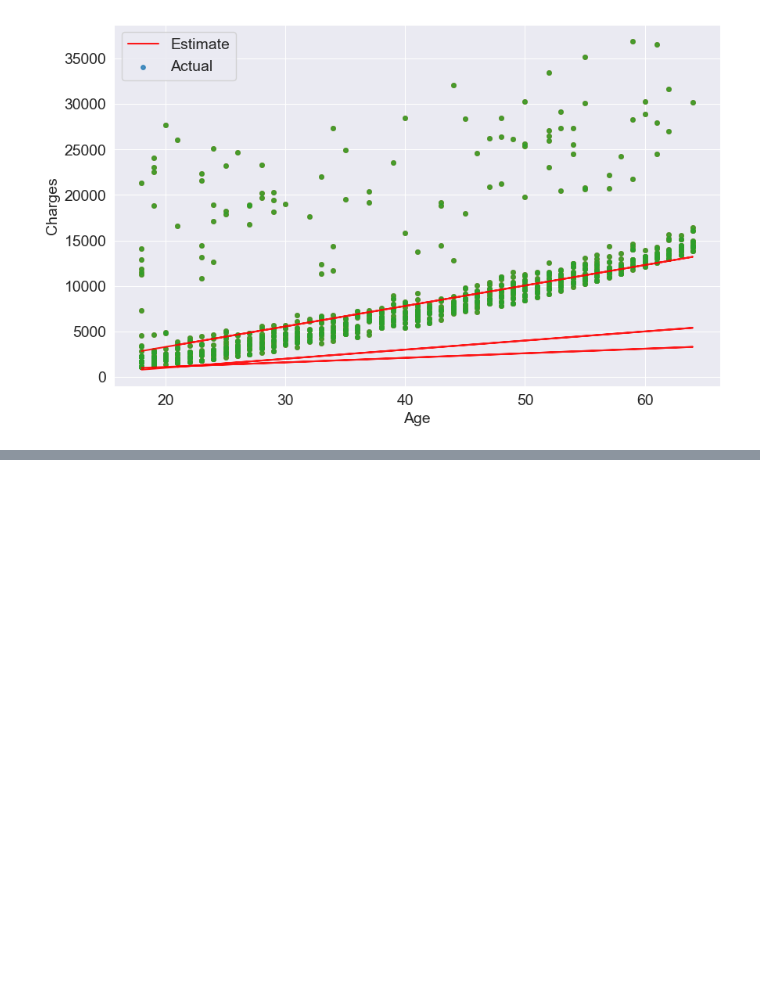
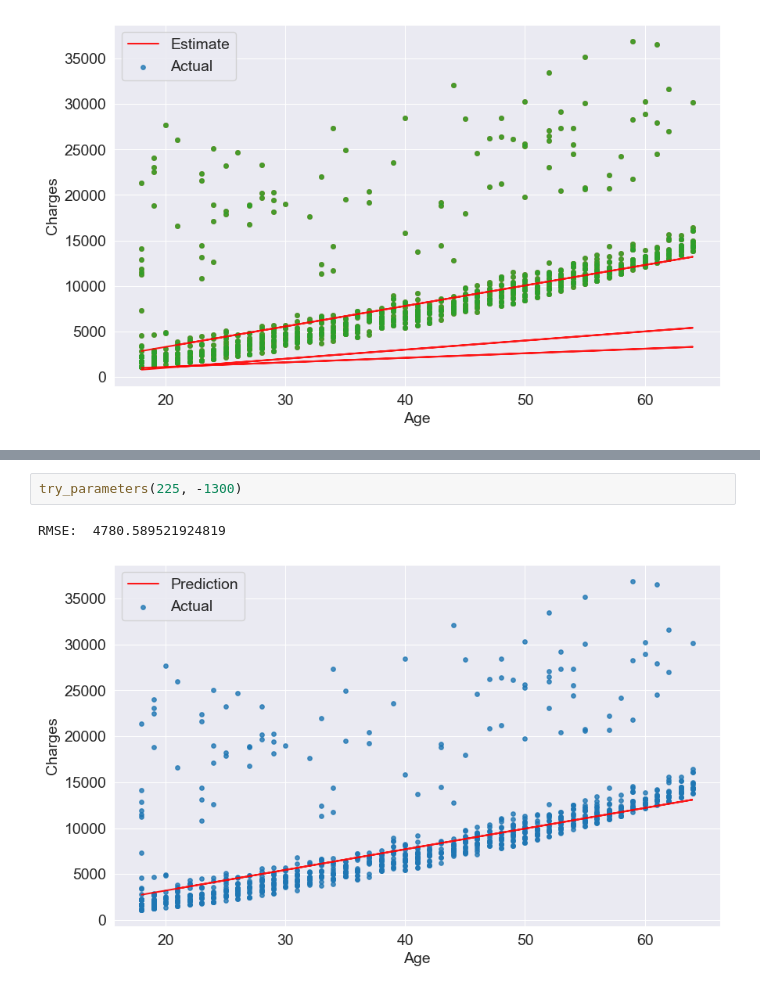
Before and after one commit to Hassan23121999/medical_expenses_predictor, a Jupyter notebook: notebook.ipynb, the cells around one changed output, grey strips where cells are left out. Saved outputs shown, nothing was run; the diff lists cells and outputs as text; blank space fills up the shorter version.

```diff
--- a/notebook.ipynb
+++ b/notebook.ipynb
@@ -340,0 +403,5 @@ try_parameters(225, -1200)
+# %%
+try_parameters(225, -1300)
+# %% [output]
+RMSE:  4780.589521924819
+[figure, added]
```
Also changed, not shown: parts of 23 cells of this notebook.
